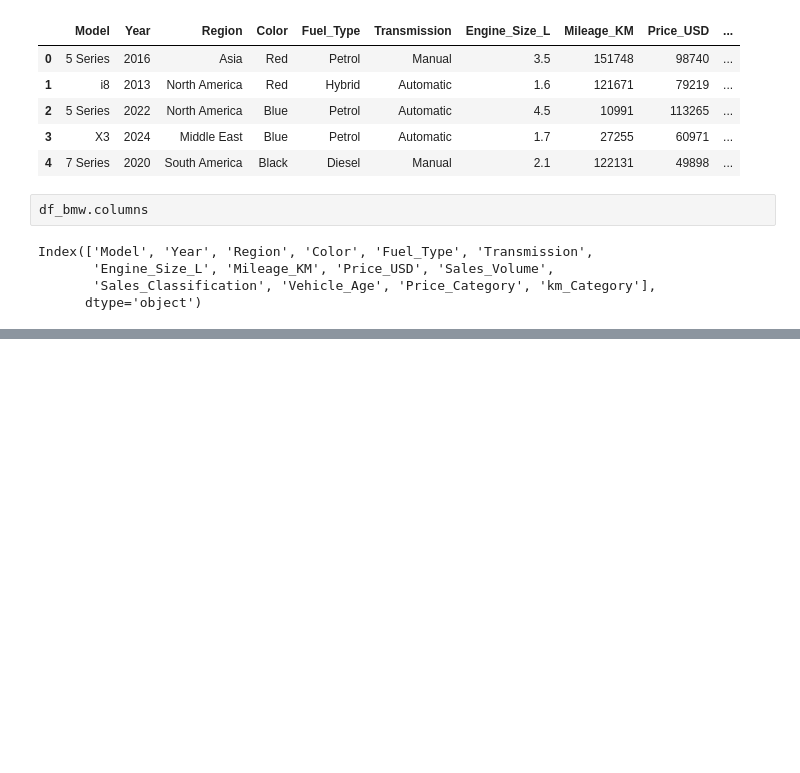
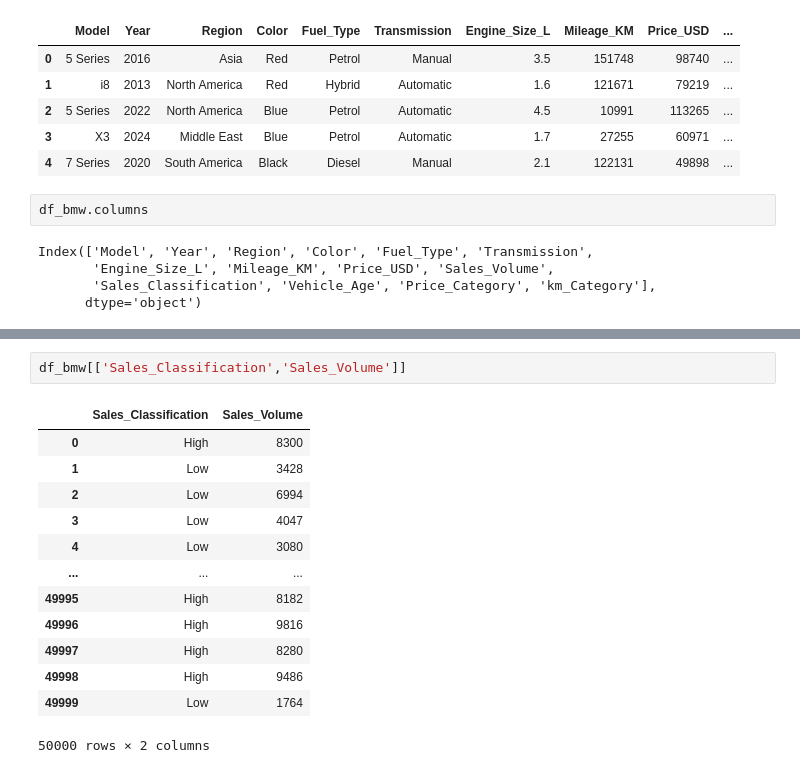
Before and after one commit to josuemarinab/bmw_analysis, a Jupyter notebook: modelo_bmw.ipynb, the cells around one changed output, grey strips where cells are left out. Cells and saved outputs as stored; diff of their text form; blank space fills up the shorter version.

```diff
--- a/modelo_bmw.ipynb
+++ b/modelo_bmw.ipynb
@@ -320,0 +337,16 @@ Index(['Model', 'Year', 'Region', 'Color', 'Fuel_Type', 'Transmission',
+# %%
+df_bmw[['Sales_Classification','Sales_Volume']]
+# %% [output]
+|  | Sales_Classification | Sales_Volume |
+| 0 | High | 8300 |
+| 1 | Low | 3428 |
+| 2 | Low | 6994 |
+| 3 | Low | 4047 |
+| 4 | Low | 3080 |
+| ... | ... | ... |
+| 49995 | High | 8182 |
+| 49996 | High | 9816 |
+| 49997 | High | 8280 |
+| 49998 | High | 9486 |
+| 49999 | Low | 1764 |
+50000 rows × 2 columns
```
Also changed, not shown: parts of 14 cells of this notebook.
